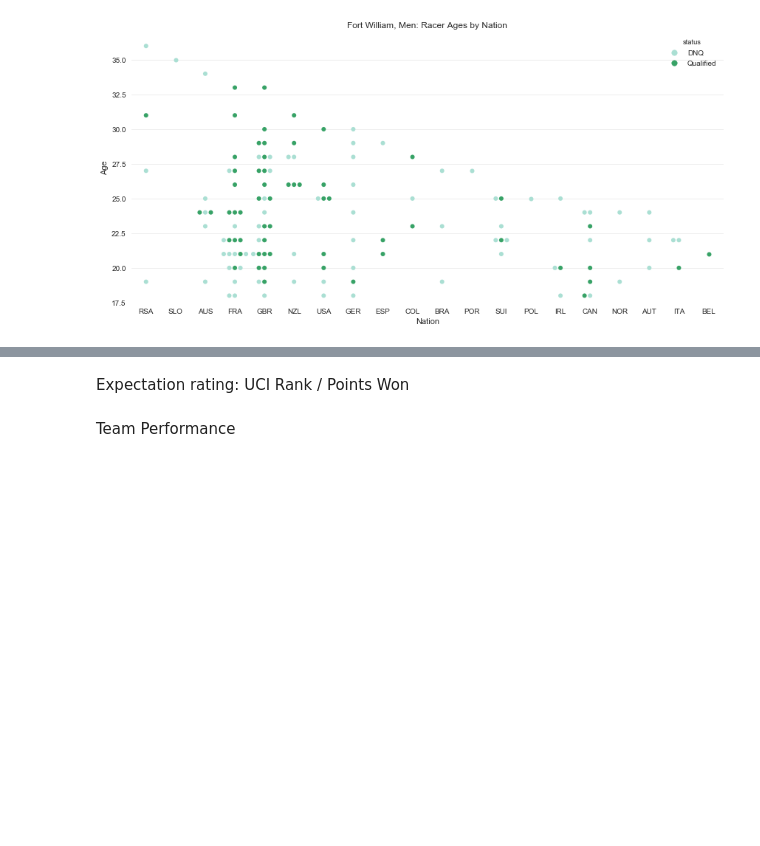
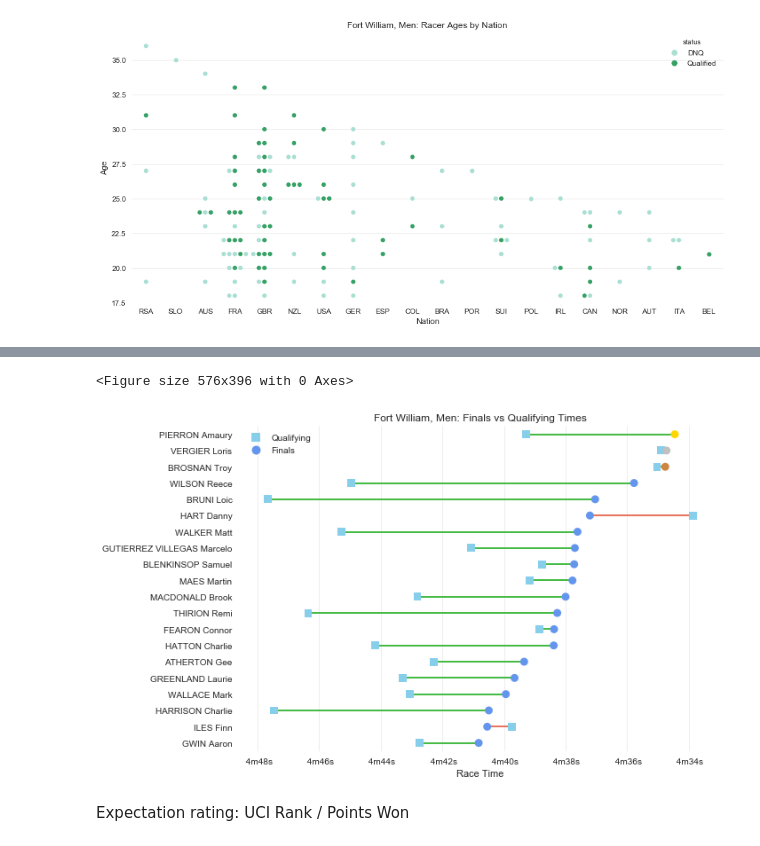
Before and after one commit to domwrap/mtbgeekstats, a Jupyter notebook: 2018/dh_race_analysis.ipynb, the cells around one changed output, grey strips where cells are left out. Drawn from its saved outputs; the diff is of its cells as text; code cells hidden in the pictures; blank space fills up the shorter version.

```diff
--- a/2018/dh_race_analysis.ipynb
+++ b/2018/dh_race_analysis.ipynb
@@ -117,6 +118,9 @@ Function to format a timedelta for display `hh:mm:ss.xxx` (drop the days)
 # %%
 def formatDelta( time ):
     return ':'.join(str(time).split(':')[1:3])[:-3]
+# %%
+def secondsToRaceTime( seconds ):
+    return '%2dm%02ds' % divmod( seconds, 60 )
 # %% [markdown]
 Function to build list of colors for charts, with 1st/2nd/3rd highlighted gold/silver/bronze
 # %%
@@ -647,3 +719,59 @@ dfm.head()
+# %%
+plt.clf()
+color='CornflowerBlue'
+colors = colorList( color, color, topX )
+colors2 = [ 'skyblue' ]* topX
+colors3 = [ 'tomato' if 0 < i else 'limegreen' for i in dfm['qr_diff'][:topX] ]
+
+plt.figure(figsize=(10,6))
+data = dfm[['name','rank','q_split5']].copy().rename( columns={'q_split5':'split5'})
+data = dfm[['name','rank','split5']].copy().append( data, ignore_index=True ).dropna().sort_values( 'rank').reset_index(drop=True)
+
+plot2 = sns.regplot( y=df2.index.values[:topX], x=df2['q_split5'][:topX], fit_reg=False, scatter_kws={ 'color': colors2, 's': 80, 'alpha': 1 }, marker='s' ) # , 'facecolors': 'none'
+plot1 = sns.regplot( y=df2.index.values[:topX], x=df2['split5'][:topX], fit_reg=False, scatter_kws={ 'color': colors, 's': 80, 'alpha': 1 }, marker='o' )
+plt.setp(plot1.lines, zorder=100)
+plt.setp(plot1.collections, zorder=100, label="")
+plt.setp(plot2.lines, zorder=100)
+plt.setp(plot2.collections, zorder=100, label="")
+plot = sns.boxplot( x='split5', y='name', data=data[:40], palette=colors3, whis=True, width=0, linewidth=2, fliersize=0, ax=plot1 )
+
+leg1 = mlines.Line2D( [], [], color='skyblue', marker='s', markersize=10, label='Qualifying', linestyle='' )
+leg2 = mlines.Line2D( [], [], color='cornflowerblue', marker='o', markersize=10, label='Finals', linestyle='' )
+plt.legend( handles=[leg1, leg2] )
+
+sns.despine()
+plot.invert_xaxis()
+plot.set_frame_on(False)
+plt.grid( True, which='major', axis='x', color='#EEEEEE' )
+plot.set( title=chart_title_prefix + ': Finals vs Qualifying Times', xlabel='Race Time', ylabel='' )
+
+# Source: https://stackoverflow.com/questions/36874697/how-to-edit-properties-of-whiskers-fliers-caps-etc-in-seaborn-boxplot
+for i, artist in enumerate( plot.artists ):
+    # Set the linecolor on the artist to the facecolor, and set the facecolor to None
+    col = artist.get_facecolor()
+    artist.set_edgecolor(col)
+    artist.set_facecolor('None')
+
+    # Each box has 6 associated Line2D objects (to make the whiskers, fliers, etc.)
+    # Loop over them here, and use the same colour as above
+    for j in range(i*6,i*6+6):
+        line = plot.lines[j]
+        line.set_color(col)
+        line.set_mfc(col)
+        line.set_mec(col)
+
+plt.tight_layout()
+
+# Source: https://stackoverflow.com/questions/42813744/seaborn-boxplot-get-the-xtick-labels
+xticks = [ secondsToRaceTime( int(t.get_text()) ) if 'm' not in t.get_text() else t.get_text() for t in plot.get_xticklabels() ]
+plot.set_xticklabels( xticks )
+
+# Image export
+if image_gen:
+    plt.savefig( file_prefix + '_finals_vs_qualis_compare.png', dpi=dpi )
+# %% [output]
+<Figure size 576x396 with 0 Axes>
+[figure, added]
 # %% [markdown]
 Expectation rating: UCI Rank / Points Won
 # %%
@@ -652,5 +780,3 @@ Expectation rating: UCI Rank / Points Won
 # dfx['SeriesPerf'] = dfx['start_rev'] / dfx['points']
 # dfx = dfx.sort_values( ['SeriesPerf'], ascending=False )
 # dfx
-# %% [markdown]
-Team Performance
```
Also changed, not shown: parts of 19 cells of this notebook, 16 other files.
